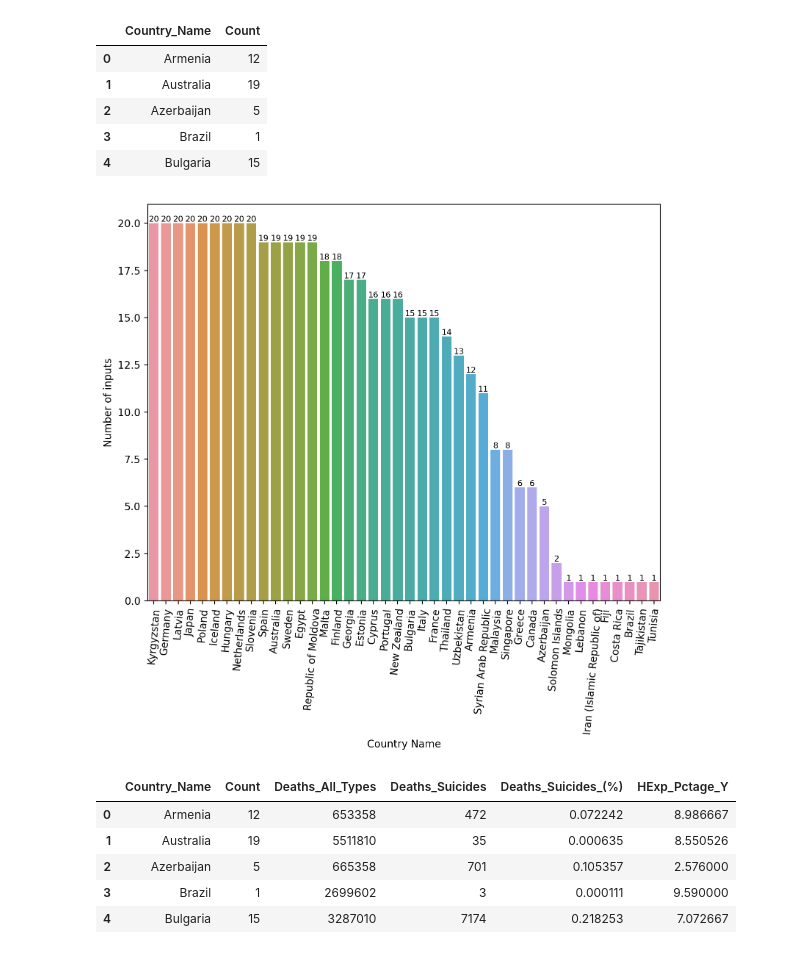
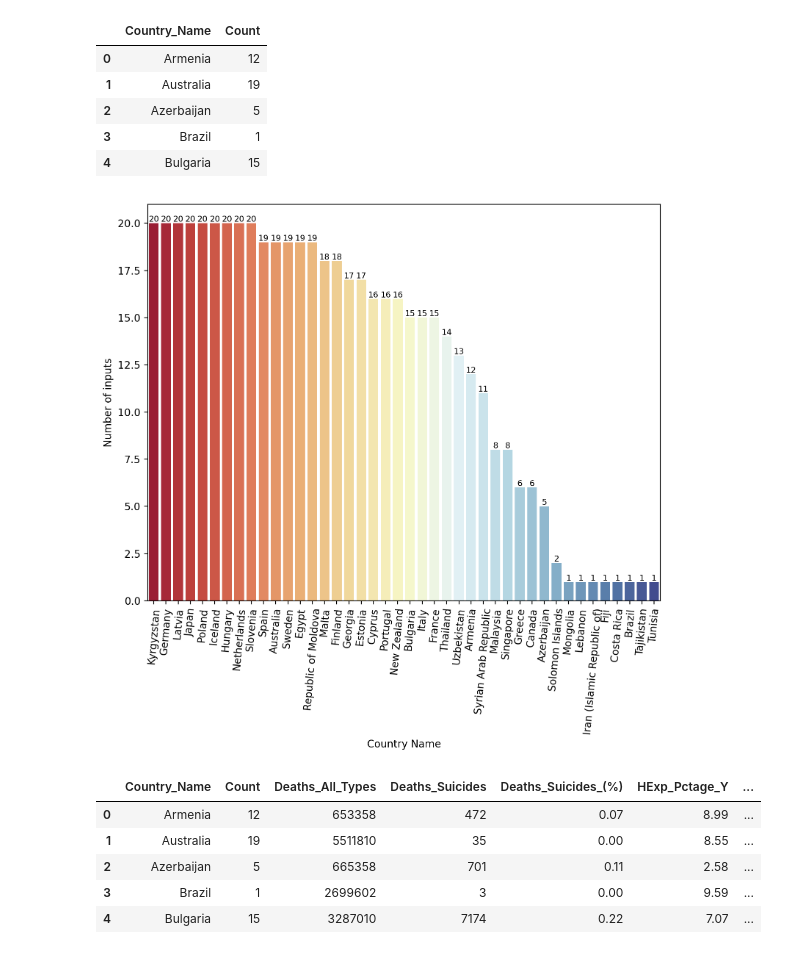
Before and after one commit to erickbezerra/VScode, a Jupyter notebook: Projects/DBexploring/WHO_MHE/WHO_MHExp_and_Deaths.ipynb, the cells around one changed output. Drawn from its saved outputs; the diff is of its cells as text; code cells hidden in the pictures.

```diff
--- a/Projects/DBexploring/WHO_MHE/WHO_MHExp_and_Deaths.ipynb
+++ b/Projects/DBexploring/WHO_MHE/WHO_MHExp_and_Deaths.ipynb
@@ -201,37 +201,41 @@ inputs_each_country.head()
 # %%
 # Number of inputs of each country
 fig, ax = plt.subplots();
-sns.barplot(data=inputs_each_country.sort_values('Count', ascending=False), x='Country_Name', y='Count', errorbar=None, ax=ax);
+sns.barplot(data=inputs_each_country.sort_values('Count', ascending=False), x='Country_Name', y='Count', errorbar=None, palette=("RdYlBu"), ax=ax);
 # sns.despine(top=True, right=True);
 ax.tick_params(axis='x', rotation=85);
 ax.bar_label(ax.containers[0], size=8);
 plt.xlabel('Country Name'); # plt.xlabel("Continent Names", size = 14)
 plt.ylabel('Number of inputs');
 # %% [output]
-[figure, old version]
+[figure, new version]
 # %%
 # Sum of all deaths
 Deaths_All_Types_Total = df.groupby('Country_Name').Deaths_All_Types.sum().reset_index();
 Deaths_Suicides_Total = df.groupby('Country_Name').Deaths_Suicides.sum().reset_index();
-HExp_Pctage_Y_Average = df.groupby('Country_Name').HExp_Pctage_Y.mean().reset_index();
+# Deaths_Suicides_Total_Average = df.groupby('Country_Name').Deaths_Suicides.mean().reset_index();
+HExp_Pctage_Y_Average = np.round(df.groupby('Country_Name').HExp_Pctage_Y.mean().reset_index(),2);
 
 # Merging data
 Compare_Deaths = pd.merge(Deaths_All_Types_Total, Deaths_Suicides_Total, on=['Country_Name', 'Country_Name']);
 
 # Creating new column
-Compare_Deaths['Deaths_Suicides_(%)'] = Compare_Deaths['Deaths_Suicides'].div(Compare_Deaths['Deaths_All_Types'])*100;
+Compare_Deaths['Deaths_Suicides_(%)'] = np.round(Compare_Deaths['Deaths_Suicides'].div(Compare_Deaths['Deaths_All_Types'])*100,2);
 
 # Merging data
 Compare_Deaths = pd.merge(Compare_Deaths, HExp_Pctage_Y_Average, on=['Country_Name', 'Country_Name']);
 Compare_Deaths = pd.merge(inputs_each_country, Compare_Deaths, on=['Country_Name', 'Country_Name']);
 
+# Creating new column
+Compare_Deaths['Deaths_Suicides_Average'] = np.round(Compare_Deaths['Deaths_Suicides'].div(Compare_Deaths['Count']));
+
 Compare_Deaths.head()
 # %% [output]
-|  | Country_Name | Count | Deaths_All_Types | Deaths_Suicides | Deaths_Suicides_(%) | HExp_Pctage_Y |
-| 0 | Armenia | 12 | 653358 | 472 | 0.072242 | 8.986667 |
-| 1 | Australia | 19 | 5511810 | 35 | 0.000635 | 8.550526 |
-| 2 | Azerbaijan | 5 | 665358 | 701 | 0.105357 | 2.576000 |
-| 3 | Brazil | 1 | 2699602 | 3 | 0.000111 | 9.590000 |
-| 4 | Bulgaria | 15 | 3287010 | 7174 | 0.218253 | 7.072667 |
+|  | Country_Name | Count | Deaths_All_Types | Deaths_Suicides | Deaths_Suicides_(%) | HExp_Pctage_Y | ... |
+| 0 | Armenia | 12 | 653358 | 472 | 0.07 | 8.99 | ... |
+| 1 | Australia | 19 | 5511810 | 35 | 0.00 | 8.55 | ... |
+| 2 | Azerbaijan | 5 | 665358 | 701 | 0.11 | 2.58 | ... |
+| 3 | Brazil | 1 | 2699602 | 3 | 0.00 | 9.59 | ... |
+| 4 | Bulgaria | 15 | 3287010 | 7174 | 0.22 | 7.07 | ... |
 # %%
 fig, ax = plt.subplots();
```
Also changed, not shown: parts of 6 cells of this notebook.
